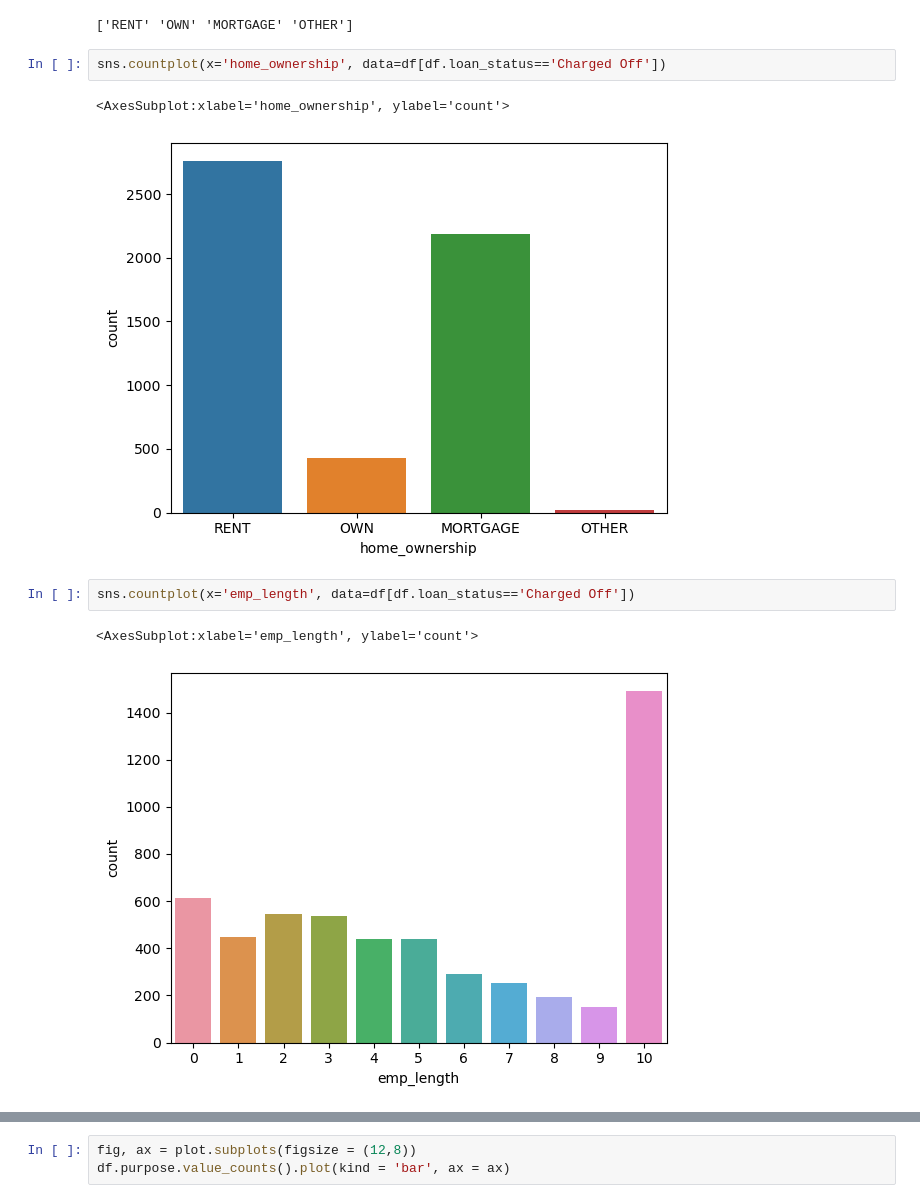
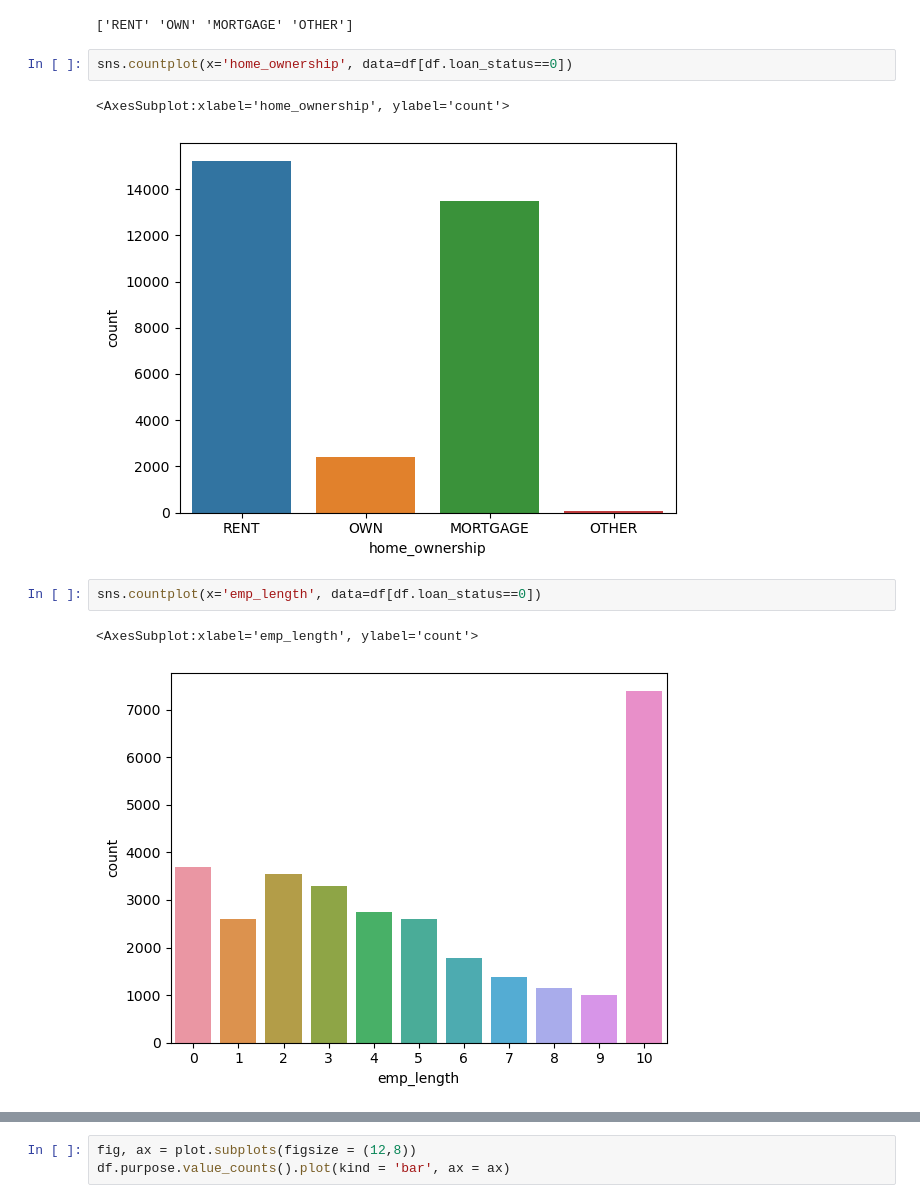
Before and after one commit to akdwivedi21/lending-club-case-study, a Jupyter notebook: main.ipynb, the cells around one changed output, grey strips where cells are left out. Saved outputs shown, nothing was run; the diff lists cells and outputs as text.

```diff
--- a/main.ipynb
+++ b/main.ipynb
@@ -252,12 +251,12 @@ print(df.home_ownership.unique())
 # %% [output]
 ['RENT' 'OWN' 'MORTGAGE' 'OTHER']
 # %%
-sns.countplot(x='home_ownership', data=df[df.loan_status=='Charged Off'])
+sns.countplot(x='home_ownership', data=df[df.loan_status==0])
 # %% [output]
 <AxesSubplot:xlabel='home_ownership', ylabel='count'>
-[figure, old version]
+[figure, new version]
 # %%
-sns.countplot(x='emp_length', data=df[df.loan_status=='Charged Off'])
+sns.countplot(x='emp_length', data=df[df.loan_status==0])
 # %% [output]
 <AxesSubplot:xlabel='emp_length', ylabel='count'>
-[figure, old version]
+[figure, new version]
```
Also changed, not shown: parts of 31 cells of this notebook.
